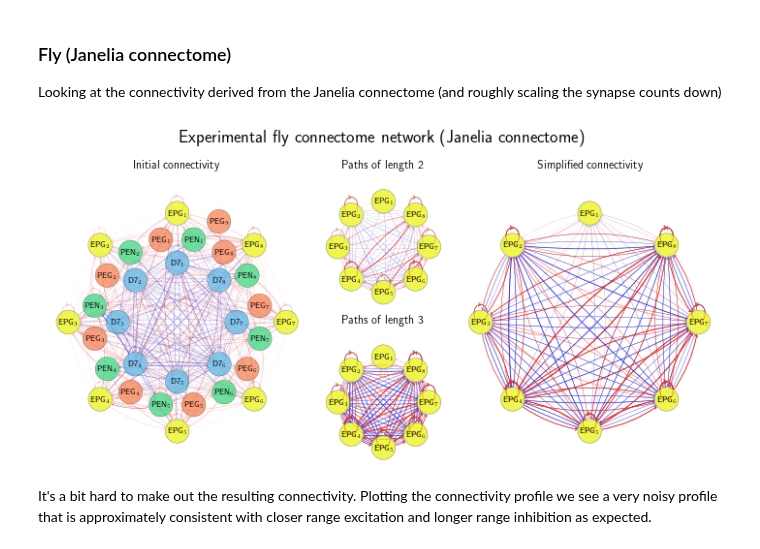
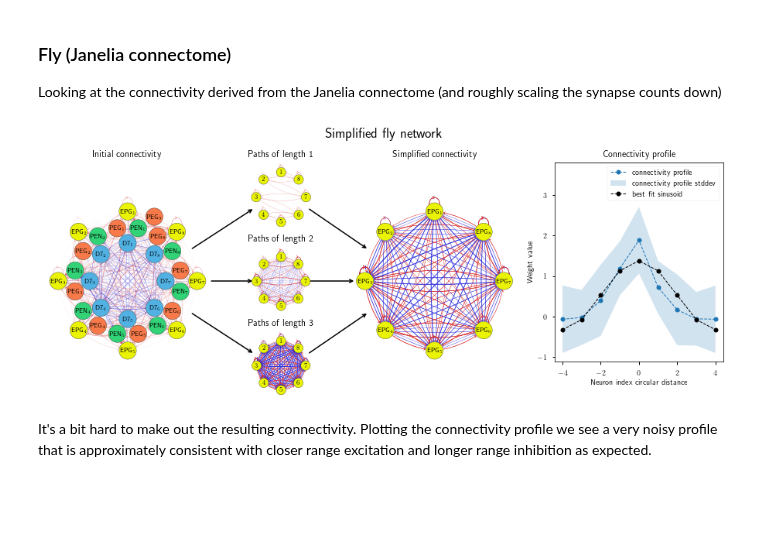
Before and after one commit to Dominic-DallOsto/insect-navigation-sinusoidal-optimality, a Jupyter notebook: insect network graph analysis.ipynb, the cells around one changed output. Saved outputs shown, nothing was run; the diff lists cells and outputs as text; code cells hidden in the pictures; blank space fills up the shorter version.

```diff
--- a/insect network graph analysis.ipynb
+++ b/insect network graph analysis.ipynb
@@ -74,6 +44,9 @@ color_graph = lambda g: [neuron_colours[neuron_name_to_type(node)] for node in g
 color_edges = lambda g: [('#8888dd' if g.edges[edge]['weight'] < 0 else '#dd6666') for edge in g.edges]
 
 neuron_names = [f'{type}_{n}' for type in ['PEN','PEG','EPG','D7'] for n in range(1,9)]
+neuron_names_janelia = [connectivity_matrices.fly_janelia_one_sided_neuron_index_to_name(index) for index in range(connectivity_matrices.FLY_JANELIA_ONE_SIDED.CONNECTIVITY_MATRIX_SIZE)]
+EPG_neuron_indices = np.where([name.startswith('EPG') for name in neuron_names])[0]
+EPG_neuron_indices_janelia = np.where([name.startswith('EPG') for name in neuron_names_janelia])[0]
 cos_sin = lambda angle: np.array([np.cos(angle), np.sin(angle)])
 neuron_type_magnitude = lambda name: [1.7, 1.7, 2.2, 1.2][neuron_name_to_type_index(name)] # PEN, PEG, EPG, D7
 neuron_type_phase = lambda name: [0.75, 1.25, 1, 1][neuron_name_to_type_index(name)] # PEN, PEG, EPG, D7
@@ -304,3 +298,6 @@ Permuting the neurons indices clearly shows the correspondence between the $f=1$
 Starting with the networks from Ioannis's paper for the fly and locust, we simplify them from 4 populations to 1 population by calculating the "effective connectivity" between pairs of EPG neurons in the network for path lengths greater than 1.
 
 This gives us simplified 1 populations networks we can compare to the theoretical predictions
+# %%
+locust_g = nx.DiGraph(connectivity_matrices.get_locust_simplified_connectivity_matrix_edge_list())
+nx.set_node_attributes(locust_g, neuron_pos, name='pos')
@@ -405,44 +456,79 @@ Looking at the connectivity derived from the Janelia connectome (and roughly sca
 # %%
 M_fly_janelia = connectivity_matrices.get_fly_janelia_one_sided_connectivity_matrix_raw() / 1000
 M_fly_janelia[connectivity_matrices.FLY_JANELIA_ONE_SIDED.SLICE_D7,:] = -M_fly_janelia[connectivity_matrices.FLY_JANELIA_ONE_SIDED.SLICE_D7,:]
 
-fig, axs = plt.subplot_mosaic("AABDD;AACDD", figsize=(10,5))
+# fig, axs = plt.subplot_mosaic("AABDD;AACDD", figsize=(10,5))
+fig, axs = plt.subplot_mosaic("AABFFGG;AACFFGG;AADFFGG", figsize=(12.5,5.5))
+# fig, axs = plt.subplot_mosaic("AABFF;AACFF;AADFF;AAEFF", figsize=(20,10))
 axs = np.array(list(axs.values()))[np.argsort(list(axs.keys()))] # need to do this to get axes in order A B C D
 
 M = M_fly_janelia
-neuron_names_janelia = [connectivity_matrices.fly_janelia_one_sided_neuron_index_to_name(index) for index in range(connectivity_matrices.FLY_JANELIA_ONE_SIDED.CONNECTIVITY_MATRIX_SIZE)]
-make_graph_from_matrix = lambda M: nx.DiGraph([(neuron_names_janelia[pre],neuron_names_janelia[post], {'weight': M[pre,post]}) \
+make_graph_from_matrix_janelia = lambda M: nx.DiGraph([(neuron_names_janelia[pre],neuron_names_janelia[post], {'weight': M[pre,post]}) \
 	for pre in range(connectivity_matrices.FLY_JANELIA_ONE_SIDED.CONNECTIVITY_MATRIX_SIZE) \
 	for post in range(connectivity_matrices.FLY_JANELIA_ONE_SIDED.CONNECTIVITY_MATRIX_SIZE) \
 	if M[pre,post] != 0])
 neuron_pos_janelia = {name: neuron_type_magnitude(name)*cos_sin(2*np.pi*(neuron_name_to_index(name)+neuron_type_phase(name))/8) for name in neuron_names_janelia}
 neuron_pos_janelia['PEG_9'] = 2.2*cos_sin(2*np.pi*(8.5+1)/8) # position the extra PEG neuron
 
-full_graph = make_graph_from_matrix(M)
-l2_edges = get_graph_paths_with_length(M, 2)
-l3_edges = get_graph_paths_with_length(M, 3)
-l2 = nx.MultiDiGraph(l2_edges)
-l3 = nx.MultiDiGraph(l3_edges)
-combined_graph = nx.MultiDiGraph(l2_edges + l3_edges)
+path_lengths = [1,2,3]
 
-for n, graph in enumerate([full_graph, l2, l3, combined_graph]):
+full_graph = make_graph_from_matrix_janelia(M)
+combined_edges = []
+path_length_graphs = []
+for path_length in path_lengths:
+	edges = get_graph_paths_with_length(M, path_length, janelia=True)
+	graph = nx.MultiDiGraph(edges)
+	combined_edges += edges
+	path_length_graphs.append(graph)
+combined_graph = nx.MultiDiGraph(combined_edges)
+
+axs[0].set_title('Initial connectivity')
+nx.set_node_attributes(full_graph, neuron_pos_janelia, name='pos')
+draw_graph(full_graph, axs[0])
+
+for n, graph in enumerate([*path_length_graphs]):
 	nx.set_node_attributes(graph, neuron_pos_janelia, name='pos')
-	draw_graph(graph, axs[n])
-axs[0].set_title('Initial connectivity')
-axs[1].set_title('Paths of length 2')
-axs[2].set_title('Paths of length 3')
-axs[3].set_title('Simplified connectivity')
+	draw_graph(graph, axs[n+1], small_nodes=True)
 
-axs[1].set_xlim([axs[1].get_xlim()[0]-0.1, axs[1].get_xlim()[1]+0.1])
-axs[2].set_xlim([axs[2].get_xlim()[0]-0.1, axs[2].get_xlim()[1]+0.1])
+axs[-2].set_title('Simplified connectivity')
+nx.set_node_attributes(combined_graph, neuron_pos_janelia, name='pos')
+draw_graph(combined_graph, axs[-2])
 
-plt.suptitle('Experimental fly connectome network (Janelia connectome)', fontsize=18)
+for n, path_length in enumerate(path_lengths):
+	axs[n+1].set_title(f'Paths of length {path_length}')
+	axs[n+1].set_xlim([axs[1].get_xlim()[0]-0.1, axs[1].get_xlim()[1]+0.1])
+
+# plot weight profile vs sinusoid
+simplified_connectivity_matrix_fly_janelia = graph_to_connectivity_matrix(combined_graph, sorted(list(combined_graph.nodes)))
+plt.sca(axs[-1])
+weight_profile_fly_janelia = plot_circulant_matrix_as_profile(simplified_connectivity_matrix_fly_janelia, plot_stddev=True, roll=True, show=False)
+mean, amp, _ = profile_to_mu_amp_phase(weight_profile_fly_janelia)
+axs[-1].plot(np.arange(-N//2,N//2+1), mean + amp*np.cos(2*np.pi*np.arange(-N//2,N//2+1)/N), 'ko--', markersize=6, linewidth=1)
+axs[-1].legend(['connectivity profile','connectivity profile stddev','best fit sinusoid'])
+axs[-1].set_title('Connectivity profile')
+axs[-1].set_xlabel('Neuron index circular distance')
+axs[-1].set_ylabel('Weight value')
+axs[-1].set_ylim(-1.1,3.8)
+
+plt.suptitle('Simplified fly network', fontsize=18)
 plt.tight_layout()
-plt.savefig('plots/network-graph-simplified-janelia.pgf')
-plt.savefig('plots/network-graph-simplified-janelia.pdf')
+
+axpos = axs[-1].get_position()
+axpos.y0 = 0.22
+axs[-1].set_position(axpos)
+
+axs[0].annotate('', xy=(2.0,1), xytext=(4.0,2.3), arrowprops=dict(arrowstyle="<-", linewidth=1.5, color='k'))
+axs[0].annotate('', xy=(2.6,0), xytext=(4.0,0), arrowprops=dict(arrowstyle="<-", linewidth=1.5, color='k'))
+axs[0].annotate('', xy=(2.0,-1), xytext=(4.0,-2.3), arrowprops=dict(arrowstyle="<-", linewidth=1.5, color='k'))
+axs[-2].annotate('', xy=(-2.1,1), xytext=(-4.0,2.3), arrowprops=dict(arrowstyle="->", linewidth=1.5, color='k'))
+axs[-2].annotate('', xy=(-2.5,0), xytext=(-4.0,0), arrowprops=dict(arrowstyle="->", linewidth=1.5, color='k'))
+axs[-2].annotate('', xy=(-2.1,-1), xytext=(-4.0,-2.3), arrowprops=dict(arrowstyle="->", linewidth=1.5, color='k'))
+
+# plt.savefig('plots/network-graph-simplified-janelia.pgf')
+plt.savefig('plots/network-graph-simplified-janelia.png')
 plt.show()
 # %% [output]
-[figure, old version]
+[figure, new version]
 # %% [markdown]
 It's a bit hard to make out the resulting connectivity. Plotting the connectivity profile we see a very noisy profile that is approximately consistent with closer range excitation and longer range inhibition as expected.
 # %%
```
Also changed, not shown: parts of 18 cells of this notebook, 22 other files.
